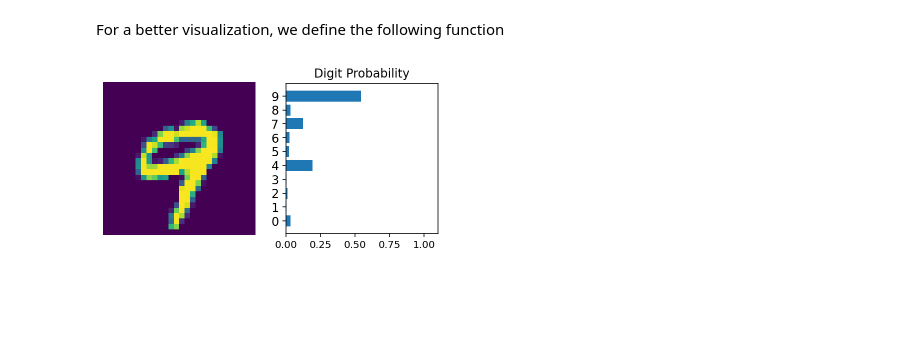
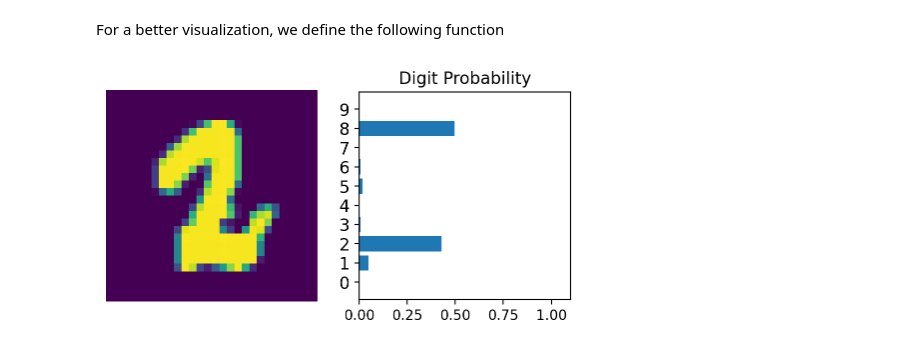
Before and after one commit to naeldarw/birthdayreminder, a Jupyter notebook: homeworks/hw2/Tutorial 2.ipynb, the cells around one changed output. Saved outputs shown, nothing was run; the diff lists cells and outputs as text; code cells hidden in the pictures; blank space fills up the shorter version.

```diff
--- a/homeworks/hw2/Tutorial 2.ipynb
+++ b/homeworks/hw2/Tutorial 2.ipynb
@@ -186,9 +202,10 @@ Below I'll go through one training step and print out the weights and gradients
 print('Initial weights - ', net.fc1.weight)
 
 dataiter = iter(trainloader)
-inputs, targets = dataiter.next()
+inputs, targets = next(dataiter)
 
 inputs.resize_(64, 784)
+print(targets.size())
 
 # Clear the gradients from all Tensors
 optimizer.zero_grad()
@@ -285,6 +311,6 @@ KeyboardInterrupt: ignored
 # %%
 dataiter = iter(testloader)
-inputs, targets = dataiter.next()
+inputs, targets = next(dataiter)
 # %% [markdown]
 For a better visualization, we define the following function
 # %%
@@ -303,8 +329,8 @@ def view_classify(img, ps):
     ax2.set_title('Digit Probability')
     ax2.set_xlim(0, 1.1)
 # %%
-img = inputs[0]
+img = inputs[45]
 ps = net.predict(img.resize_(1, 784))
 view_classify(img.resize_(1, 28, 28), ps)
 # %% [output]
-[figure, old version]
+[figure, new version]
```
Also changed, not shown: parts of 4 cells of this notebook.
